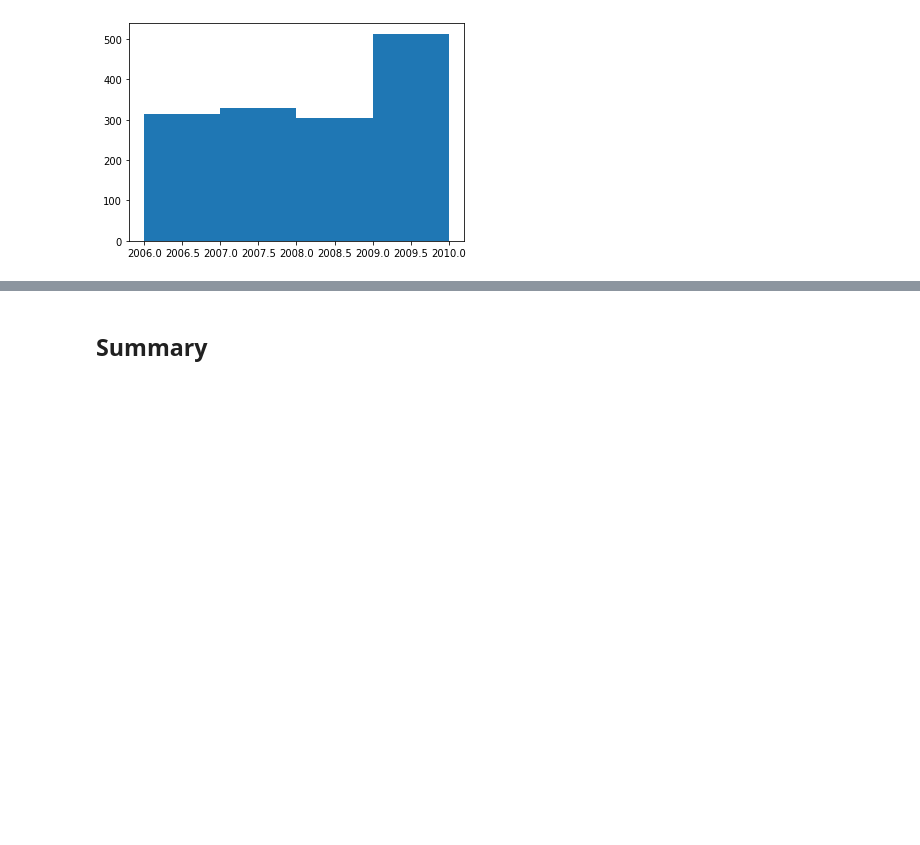
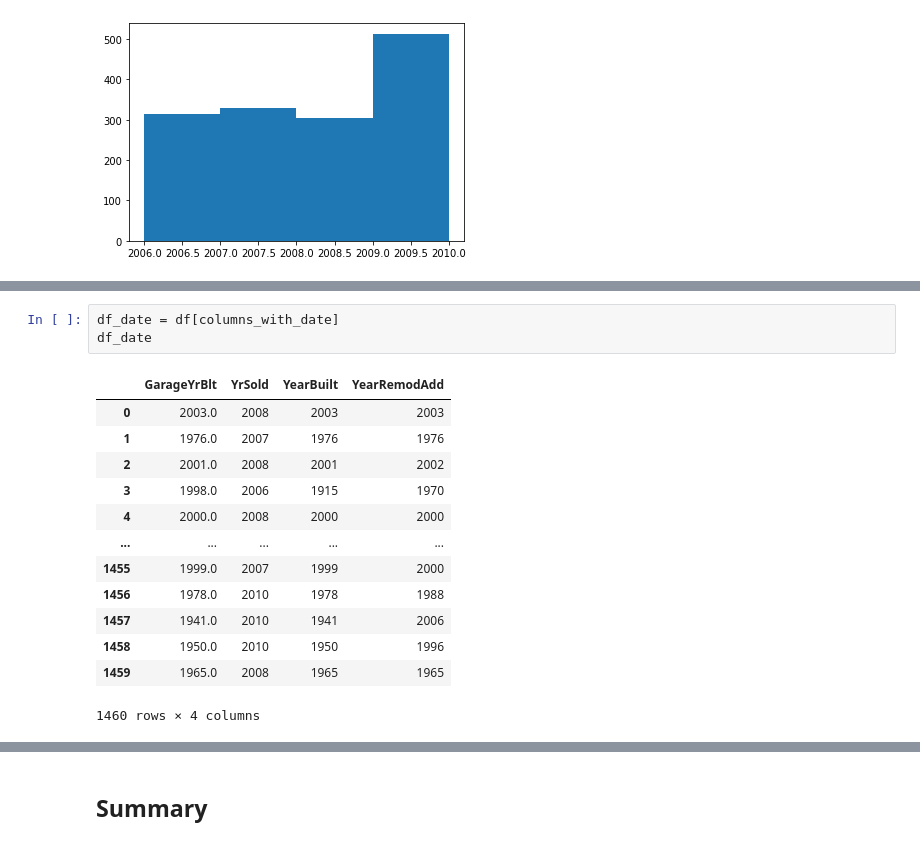
Before and after one commit to marcodeamicis/house_prices_regression, a Jupyter notebook: notebooks/1_initial_data_exploration_amicis.ipynb, the cells around one changed output, grey strips where cells are left out. Cells and saved outputs as stored; diff of their text form; blank space fills up the shorter version.

```diff
--- a/notebooks/1_initial_data_exploration_amicis.ipynb
+++ b/notebooks/1_initial_data_exploration_amicis.ipynb
@@ -298,0 +297,17 @@ plt.hist(df['YrSold'], bins=list(range(2006, 2011)))
+# %%
+df_date = df[columns_with_date]
+df_date
+# %% [output]
+|  | GarageYrBlt | YrSold | YearBuilt | YearRemodAdd |
+| 0 | 2003.0 | 2008 | 2003 | 2003 |
+| 1 | 1976.0 | 2007 | 1976 | 1976 |
+| 2 | 2001.0 | 2008 | 2001 | 2002 |
+| 3 | 1998.0 | 2006 | 1915 | 1970 |
+| 4 | 2000.0 | 2008 | 2000 | 2000 |
+| ... | ... | ... | ... | ... |
+| 1455 | 1999.0 | 2007 | 1999 | 2000 |
+| 1456 | 1978.0 | 2010 | 1978 | 1988 |
+| 1457 | 1941.0 | 2010 | 1941 | 2006 |
+| 1458 | 1950.0 | 2010 | 1950 | 1996 |
+| 1459 | 1965.0 | 2008 | 1965 | 1965 |
+1460 rows × 4 columns
```
Also changed, not shown: parts of 9 cells of this notebook, 4 other files.
